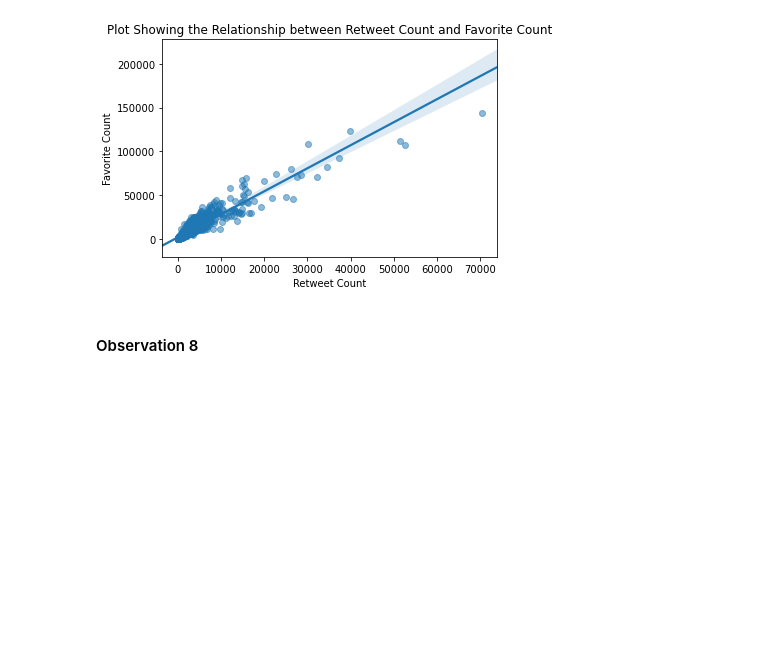
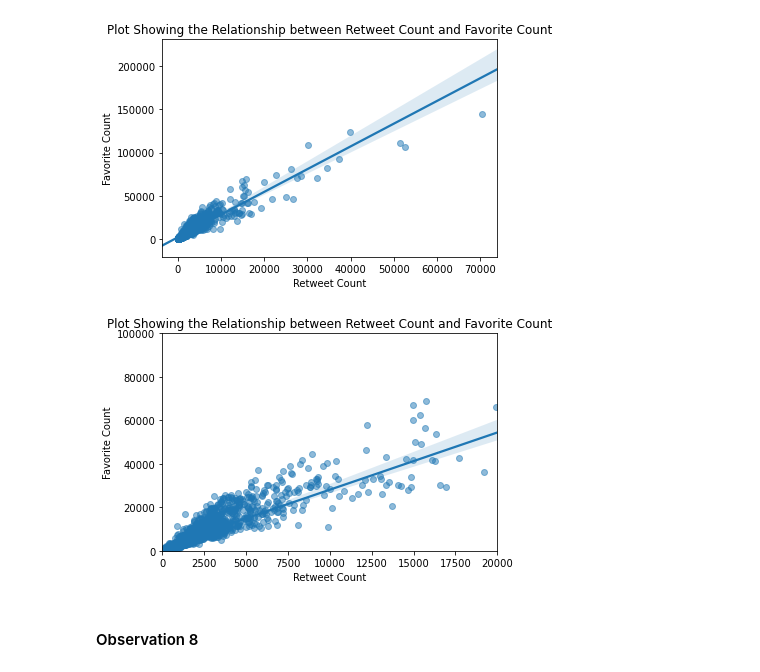
Before and after one commit to Braim016/weratedogs-wrangling, a Jupyter notebook: wrangle_act_updated.ipynb, the cells around one changed output. Saved outputs shown, nothing was run; the diff lists cells and outputs as text; code cells hidden in the pictures; blank space fills up the shorter version.

```diff
--- a/wrangle_act_updated.ipynb
+++ b/wrangle_act_updated.ipynb
@@ -1676,6 +1728,13 @@ From the above visualizations, only the retweet count and favorite count have a
 create_scatter(x='retweet_count', x_name='Retweet Count', y='favorite_count', y_name='Favorite Count', alpha=0.5)
 # %% [output]
 [figure]
+# %%
+# Let's get a closer view into the plots
+create_scatter(x='retweet_count', x_name='Retweet Count', y='favorite_count', y_name='Favorite Count', alpha=0.5)
+plt.xlim(0, 20000)
+plt.ylim(0, 100000);
+# %% [output]
+[figure, added]
 # %% [markdown]
 #### Observation 8
 # %% [markdown]
```
Also changed, not shown: parts of 25 cells of this notebook, 1 other file.
